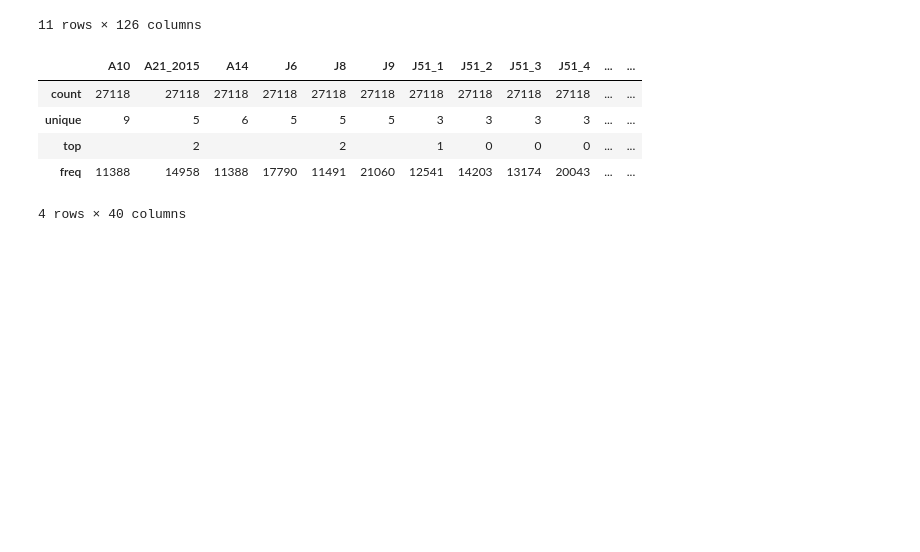
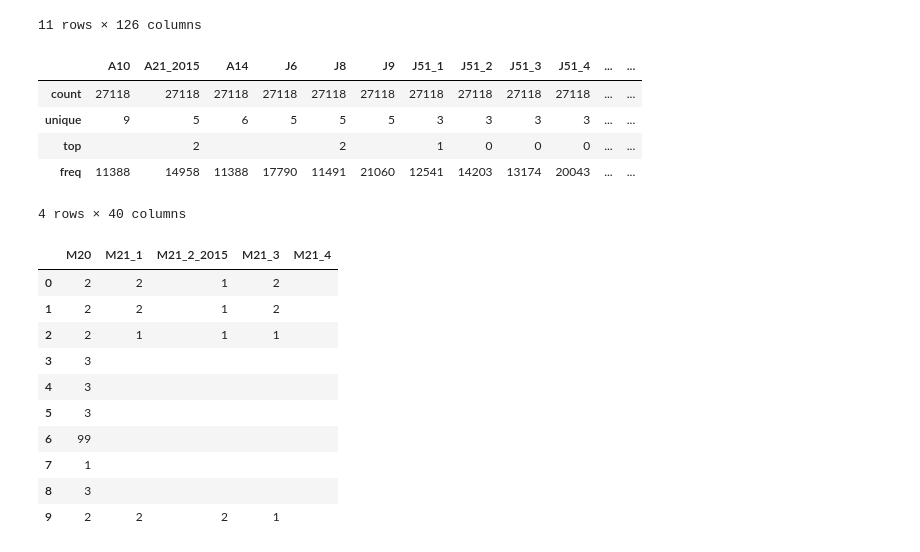
Before and after one commit to williamreid2020/4301, a Jupyter notebook: NCFS.ipynb, the cells around one changed output. Cells and saved outputs as stored; diff of their text form; code cells hidden in the pictures; blank space fills up the shorter version.

```diff
--- a/NCFS.ipynb
+++ b/NCFS.ipynb
@@ -82,3 +82,19 @@ state_data_df.describe(exclude='number')
 | top |  | 2 |  |  | 2 |  | 1 | 0 | 0 | 0 | ... | ... |
 | freq | 11388 | 14958 | 11388 | 17790 | 11491 | 21060 | 12541 | 14203 | 13174 | 20043 | ... | ... |
 4 rows × 40 columns
+# %%
+DF2 = state_data_df[['M20','M21_1','M21_2_2015','M21_3','M21_4']]
+# %%
+DF2.head(10)
+# %% [output]
+|  | M20 | M21_1 | M21_2_2015 | M21_3 | M21_4 |
+| 0 | 2 | 2 | 1 | 2 |  |
+| 1 | 2 | 2 | 1 | 2 |  |
+| 2 | 2 | 1 | 1 | 1 |  |
+| 3 | 3 |  |  |  |  |
+| 4 | 3 |  |  |  |  |
+| 5 | 3 |  |  |  |  |
+| 6 | 99 |  |  |  |  |
+| 7 | 1 |  |  |  |  |
+| 8 | 3 |  |  |  |  |
+| 9 | 2 | 2 | 2 | 1 |  |
```
